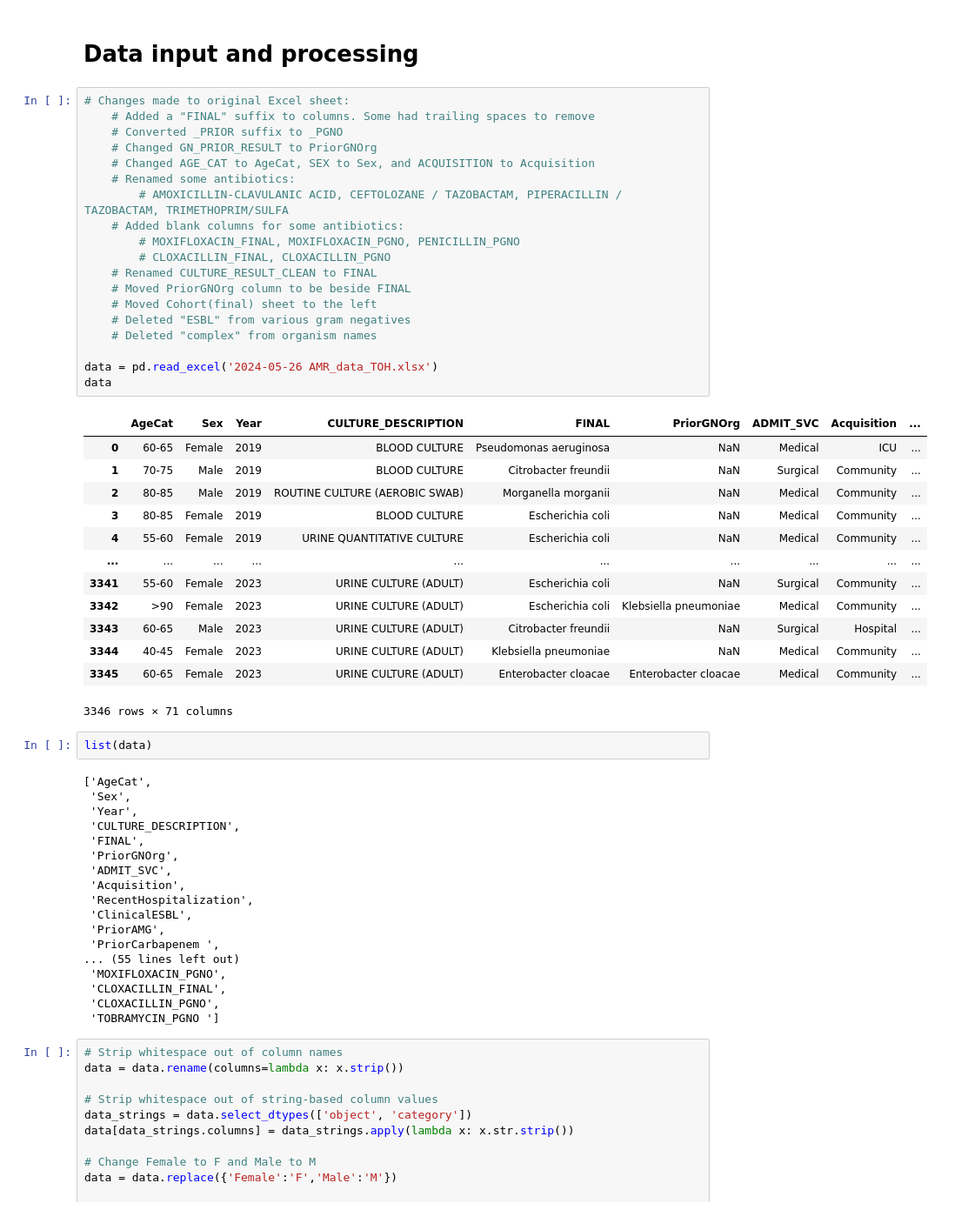
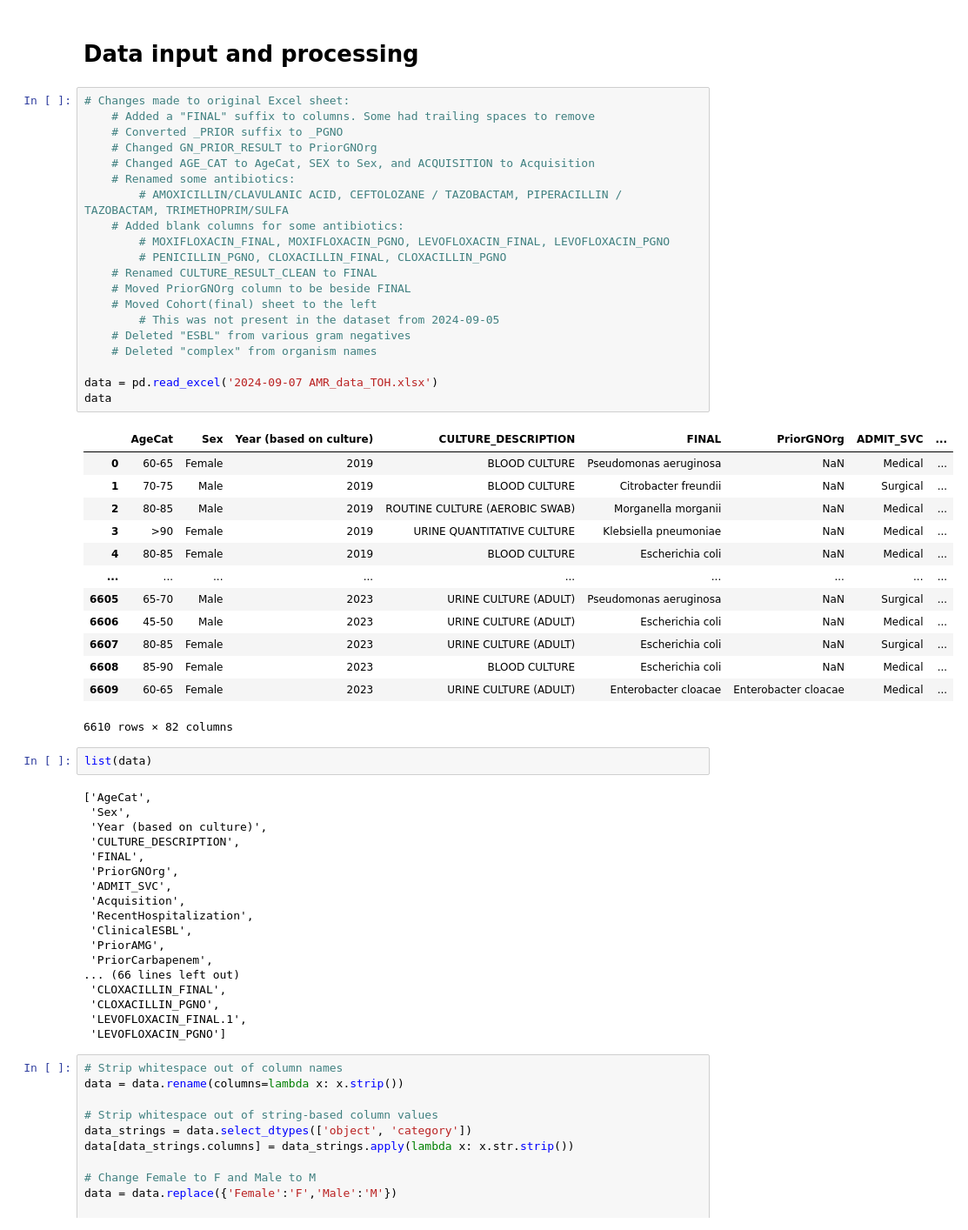
Before and after one commit to A-Garg/antibiotic-susceptibility, a Jupyter notebook: imputation_TOH.ipynb, the cells around one changed output. Shown at 87% size. Drawn from its saved outputs; the diff is of its cells as text.

Commit message:
Minor updates for new dataset

```diff
--- a/imputation_TOH.ipynb
+++ b/imputation_TOH.ipynb
@@ -15,42 +15,43 @@ from datetime import datetime
 # %%
 # Changes made to original Excel sheet:
     # Added a "FINAL" suffix to columns. Some had trailing spaces to remove
     # Converted _PRIOR suffix to _PGNO
     # Changed GN_PRIOR_RESULT to PriorGNOrg
     # Changed AGE_CAT to AgeCat, SEX to Sex, and ACQUISITION to Acquisition
     # Renamed some antibiotics:
-        # AMOXICILLIN-CLAVULANIC ACID, CEFTOLOZANE / TAZOBACTAM, PIPERACILLIN / TAZOBACTAM, TRIMETHOPRIM/SULFA
+        # AMOXICILLIN/CLAVULANIC ACID, CEFTOLOZANE / TAZOBACTAM, PIPERACILLIN / TAZOBACTAM, TRIMETHOPRIM/SULFA
     # Added blank columns for some antibiotics:
-        # MOXIFLOXACIN_FINAL, MOXIFLOXACIN_PGNO, PENICILLIN_PGNO
-        # CLOXACILLIN_FINAL, CLOXACILLIN_PGNO
+        # MOXIFLOXACIN_FINAL, MOXIFLOXACIN_PGNO, LEVOFLOXACIN_FINAL, LEVOFLOXACIN_PGNO
+        # PENICILLIN_PGNO, CLOXACILLIN_FINAL, CLOXACILLIN_PGNO
     # Renamed CULTURE_RESULT_CLEAN to FINAL
     # Moved PriorGNOrg column to be beside FINAL
     # Moved Cohort(final) sheet to the left
+        # This was not present in the dataset from 2024-09-05
     # Deleted "ESBL" from various gram negatives
     # Deleted "complex" from organism names
 
-data = pd.read_excel('2024-05-26 AMR_data_TOH.xlsx')
+data = pd.read_excel('2024-09-07 AMR_data_TOH.xlsx')
 data
 # %% [output]
-|  | AgeCat | Sex | Year | CULTURE_DESCRIPTION | FINAL | PriorGNOrg | ADMIT_SVC | Acquisition | ... |
-| 0 | 60-65 | Female | 2019 | BLOOD CULTURE | Pseudomonas aeruginosa | NaN | Medical | ICU | ... |
-| 1 | 70-75 | Male | 2019 | BLOOD CULTURE | Citrobacter freundii | NaN | Surgical | Community | ... |
-| 2 | 80-85 | Male | 2019 | ROUTINE CULTURE (AEROBIC SWAB) | Morganella morganii | NaN | Medical | Community | ... |
-| 3 | 80-85 | Female | 2019 | BLOOD CULTURE | Escherichia coli | NaN | Medical | Community | ... |
-| 4 | 55-60 | Female | 2019 | URINE QUANTITATIVE CULTURE | Escherichia coli | NaN | Medical | Community | ... |
-| ... | ... | ... | ... | ... | ... | ... | ... | ... | ... |
-| 3341 | 55-60 | Female | 2023 | URINE CULTURE (ADULT) | Escherichia coli | NaN | Surgical | Community | ... |
-| 3342 | >90 | Female | 2023 | URINE CULTURE (ADULT) | Escherichia coli | Klebsiella pneumoniae | Medical | Community | ... |
-| 3343 | 60-65 | Male | 2023 | URINE CULTURE (ADULT) | Citrobacter freundii | NaN | Surgical | Hospital | ... |
-| 3344 | 40-45 | Female | 2023 | URINE CULTURE (ADULT) | Klebsiella pneumoniae | NaN | Medical | Community | ... |
-| 3345 | 60-65 | Female | 2023 | URINE CULTURE (ADULT) | Enterobacter cloacae | Enterobacter cloacae | Medical | Community | ... |
+|  | AgeCat | Sex | Year (based on culture) | CULTURE_DESCRIPTION | FINAL | PriorGNOrg | ADMIT_SVC | ... |
+| 0 | 60-65 | Female | 2019 | BLOOD CULTURE | Pseudomonas aeruginosa | NaN | Medical | ... |
+| 1 | 70-75 | Male | 2019 | BLOOD CULTURE | Citrobacter freundii | NaN | Surgical | ... |
+| 2 | 80-85 | Male | 2019 | ROUTINE CULTURE (AEROBIC SWAB) | Morganella morganii | NaN | Medical | ... |
+| 3 | >90 | Female | 2019 | URINE QUANTITATIVE CULTURE | Klebsiella pneumoniae | NaN | Medical | ... |
+| 4 | 80-85 | Female | 2019 | BLOOD CULTURE | Escherichia coli | NaN | Medical | ... |
+| ... | ... | ... | ... | ... | ... | ... | ... | ... |
+| 6605 | 65-70 | Male | 2023 | URINE CULTURE (ADULT) | Pseudomonas aeruginosa | NaN | Surgical | ... |
+| 6606 | 45-50 | Male | 2023 | URINE CULTURE (ADULT) | Escherichia coli | NaN | Medical | ... |
+| 6607 | 80-85 | Female | 2023 | URINE CULTURE (ADULT) | Escherichia coli | NaN | Surgical | ... |
+| 6608 | 85-90 | Female | 2023 | BLOOD CULTURE | Escherichia coli | NaN | Medical | ... |
+| 6609 | 60-65 | Female | 2023 | URINE CULTURE (ADULT) | Enterobacter cloacae | Enterobacter cloacae | Medical | ... |
-3346 rows × 71 columns
+6610 rows × 82 columns
 # %%
 list(data)
 # %% [output]
 ['AgeCat',
  'Sex',
- 'Year',
+ 'Year (based on culture)',
  'CULTURE_DESCRIPTION',
  'FINAL',
  'PriorGNOrg',
@@ -59,12 +60,12 @@ list(data)
  'RecentHospitalization',
  'ClinicalESBL',
  'PriorAMG',
- 'PriorCarbapenem ',
-... (55 lines left out)
- 'MOXIFLOXACIN_PGNO',
+ 'PriorCarbapenem',
+... (66 lines left out)
  'CLOXACILLIN_FINAL',
  'CLOXACILLIN_PGNO',
- 'TOBRAMYCIN_PGNO ']
+ 'LEVOFLOXACIN_FINAL.1',
+ 'LEVOFLOXACIN_PGNO']
 # %%
 # Strip whitespace out of column names
 data = data.rename(columns=lambda x: x.strip())
```
Also changed, not shown: parts of 1 cell of this notebook.
